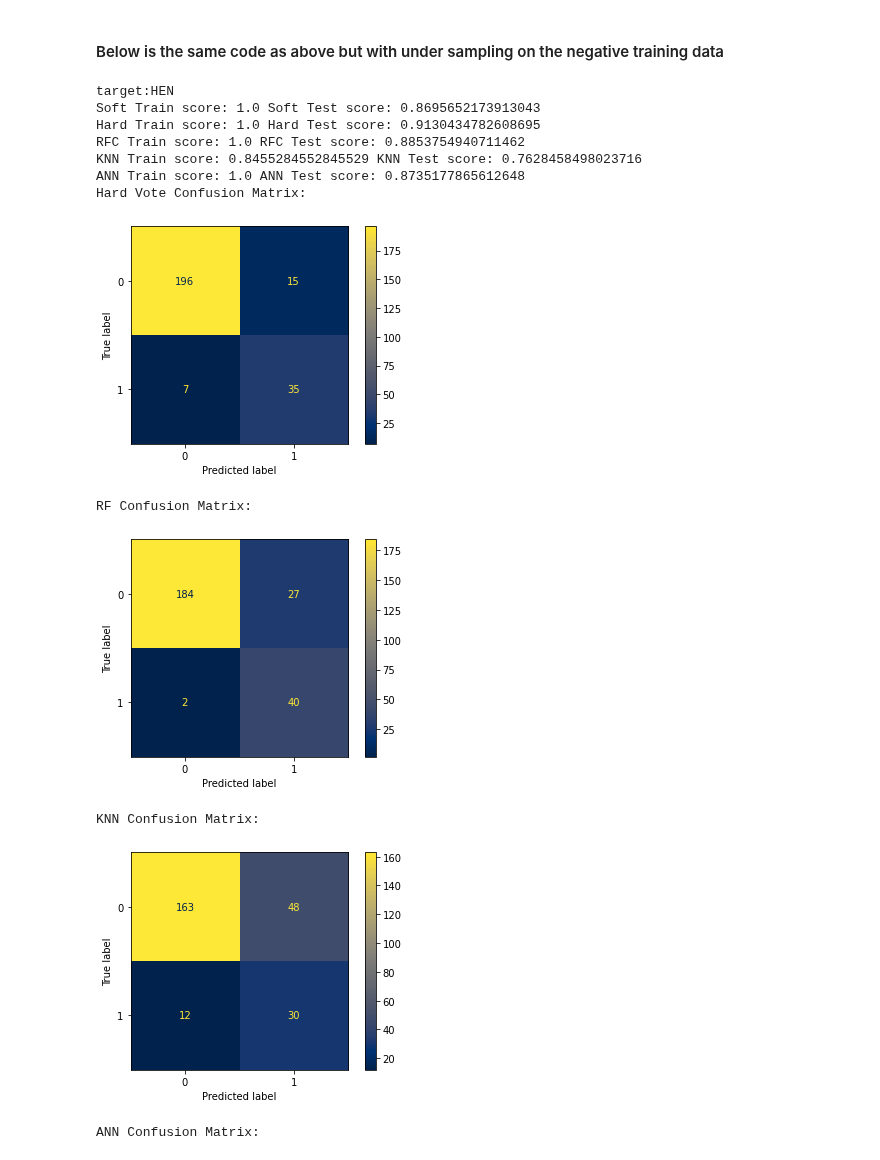
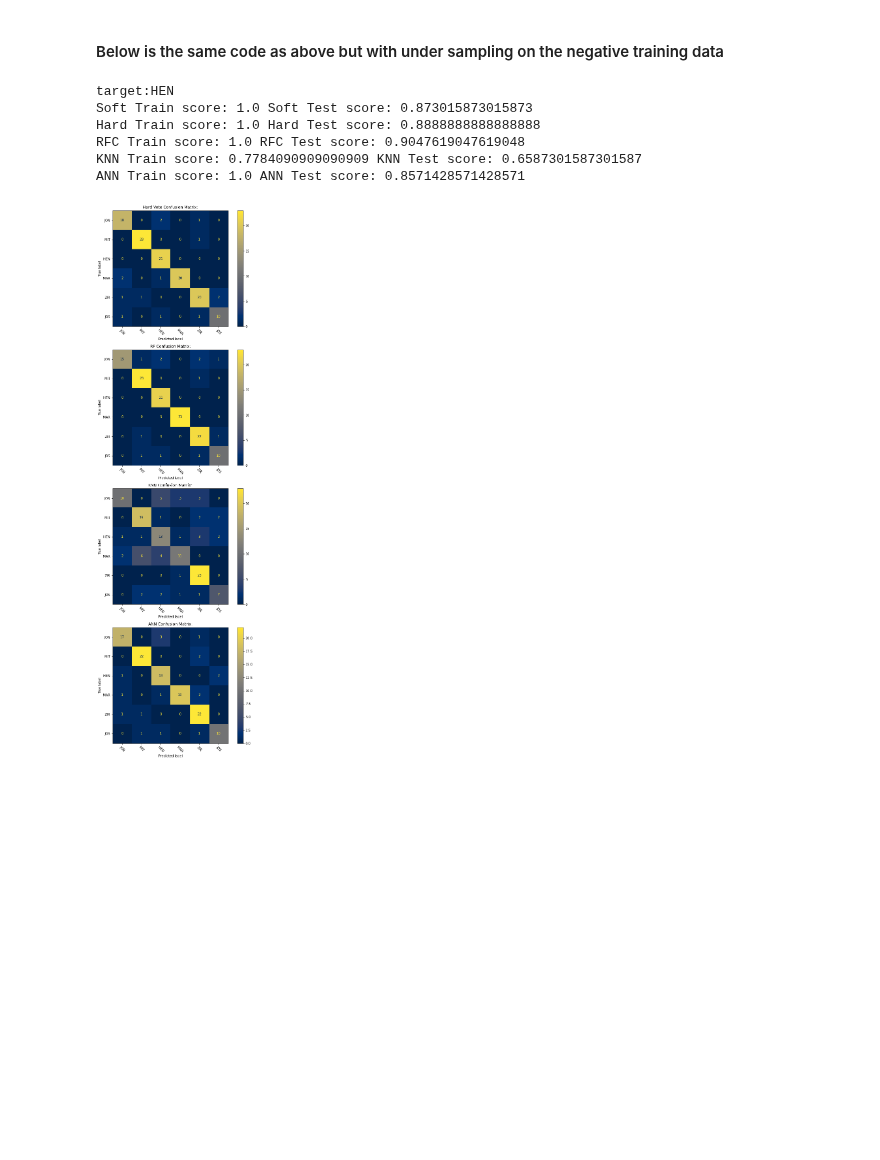
Before and after one commit to HengjunLuo/capstone-landis, a Jupyter notebook: notebooks/Jan30FilePathExample.ipynb, the cells around one changed output. Saved outputs shown, nothing was run; the diff lists cells and outputs as text; code cells hidden in the pictures; blank space fills up the shorter version.

```diff
--- a/notebooks/Jan30FilePathExample.ipynb
+++ b/notebooks/Jan30FilePathExample.ipynb
@@ -38,7 +38,7 @@ with open("../.routing", 'r', encoding='utf-8') as f:
         elif 'mouse.log' in path:
             mouse.append(parse_mouse_log('../' + path))
 
-seg_length = 60
+seg_length = 120
 # The quintessential target class
 target = "MAR"
 
@@ -186,7 +181,7 @@ with open("../.routing", 'r', encoding='utf-8') as f:
         elif 'mouse.log' in path:
             mouse.append(parse_mouse_log('../' + path))
 
-seg_length = 60
+seg_length = 120
 # The quintessential target class
 target = "HEN"
 
@@ -281,43 +276,37 @@ if test_binary:
     print("KNN Confusion Matrix:")
     y_rf_predict = knn.predict(X_test)
     ConfusionMatrixDisplay.from_predictions(Y_test, y_rf_predict, cmap='cividis')
     plt.show()
 
     print("ANN Confusion Matrix:")
     y_rf_predict = ann.predict(X_test)
     ConfusionMatrixDisplay.from_predictions(Y_test, y_rf_predict, cmap='cividis')
     plt.show()
 
 else:
 
-    fig, ax = plt.subplots(3, figsize=(10,30))
+    fig, ax = plt.subplots(4, figsize=(10,30))
 
     ax[0].set_title("Hard Vote Confusion Matrix:")
     y_rf_predict = vot_hard.predict(X_test)
     ConfusionMatrixDisplay.from_predictions(Y_test, y_rf_predict, cmap='cividis', xticks_rotation=-45.0, labels=labels, ax=ax[0])
 
     ax[1].set_title("RF Confusion Matrix:")
     y_rf_predict = rfc.predict(X_test)
     ConfusionMatrixDisplay.from_predictions(Y_test, y_rf_predict, cmap='cividis', xticks_rotation=-45.0, labels=labels, ax=ax[1])
 
     ax[2].set_title("KNN Confusion Matrix:")
     y_rf_predict = knn.predict(X_test)
     ConfusionMatrixDisplay.from_predictions(Y_test, y_rf_predict, cmap='cividis', xticks_rotation=-45.0, labels=labels, ax=ax[2])
 
     ax[3].set_title("ANN Confusion Matrix:")
     y_rf_predict = ann.predict(X_test)
     ConfusionMatrixDisplay.from_predictions(Y_test, y_rf_predict, cmap='cividis', xticks_rotation=-45.0, labels=labels, ax=ax[3])
 # %% [output]
 target:HEN
-Soft Train score: 1.0 Soft Test score: 0.8695652173913043
-Hard Train score: 1.0 Hard Test score: 0.9130434782608695
-RFC Train score: 1.0 RFC Test score: 0.8853754940711462
-KNN Train score: 0.8455284552845529 KNN Test score: 0.7628458498023716
-ANN Train score: 1.0 ANN Test score: 0.8735177865612648
-Hard Vote Confusion Matrix:
+Soft Train score: 1.0 Soft Test score: 0.873015873015873
+Hard Train score: 1.0 Hard Test score: 0.8888888888888888
+RFC Train score: 1.0 RFC Test score: 0.9047619047619048
+KNN Train score: 0.7784090909090909 KNN Test score: 0.6587301587301587
+ANN Train score: 1.0 ANN Test score: 0.8571428571428571
-[figure, old version]
+[figure, new version]
-RF Confusion Matrix:
-[figure, removed]
-KNN Confusion Matrix:
-[figure, removed]
-ANN Confusion Matrix:
```
Also changed, not shown: parts of 2 cells of this notebook, 1 other file.
